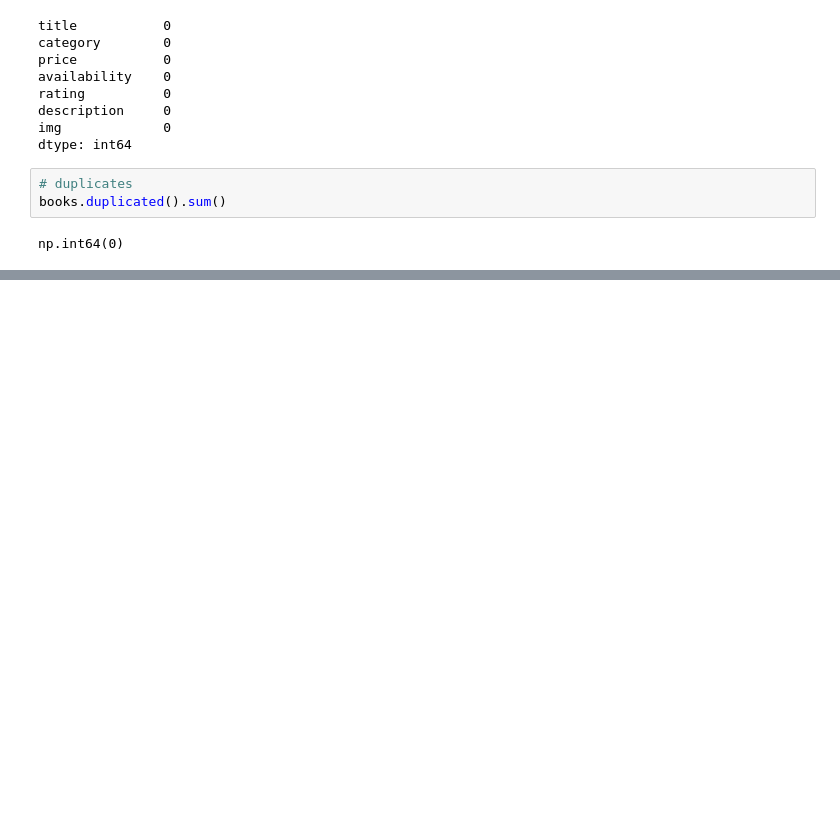
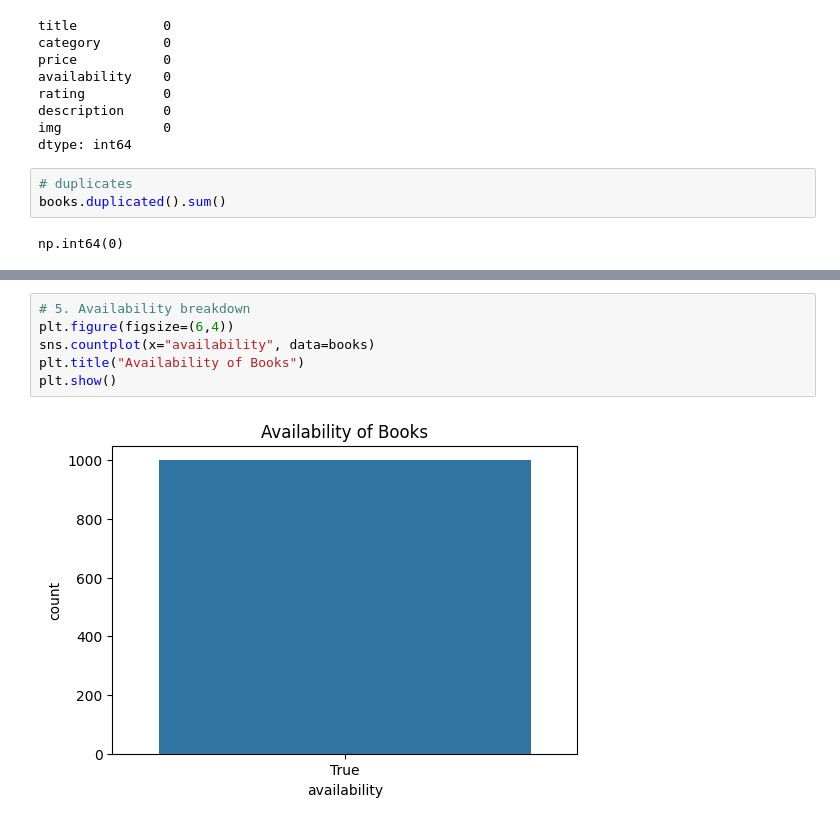
Before and after one commit to kamatealif/shelf-sage, a Jupyter notebook: notebooks/eda.ipynb, the cells around one changed output, grey strips where cells are left out. Cells and saved outputs as stored; diff of their text form; blank space fills up the shorter version.

```diff
--- a/notebooks/eda.ipynb
+++ b/notebooks/eda.ipynb
@@ -38,0 +59,8 @@ np.int64(0)
+# %%
+# 5. Availability breakdown
+plt.figure(figsize=(6,4))
+sns.countplot(x="availability", data=books)
+plt.title("Availability of Books")
+plt.show()
+# %% [output]
+[figure, added]
```
Also changed, not shown: parts of 8 cells of this notebook, 1 other file.
